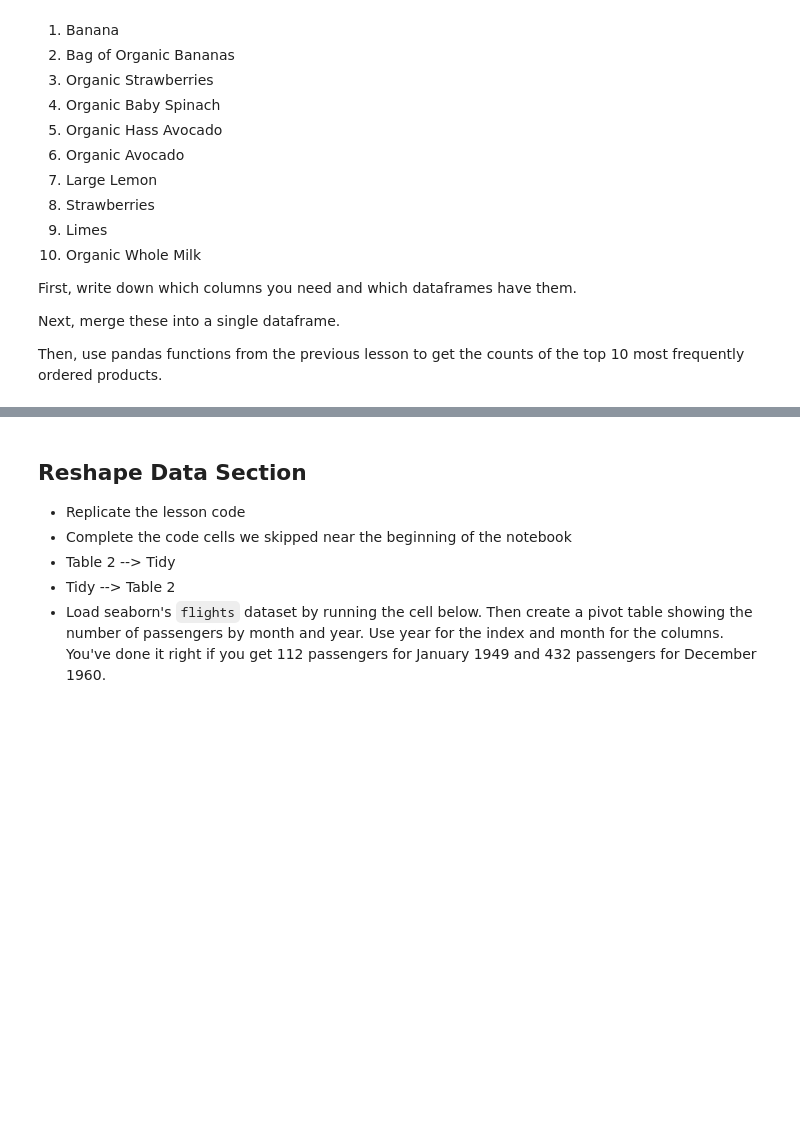
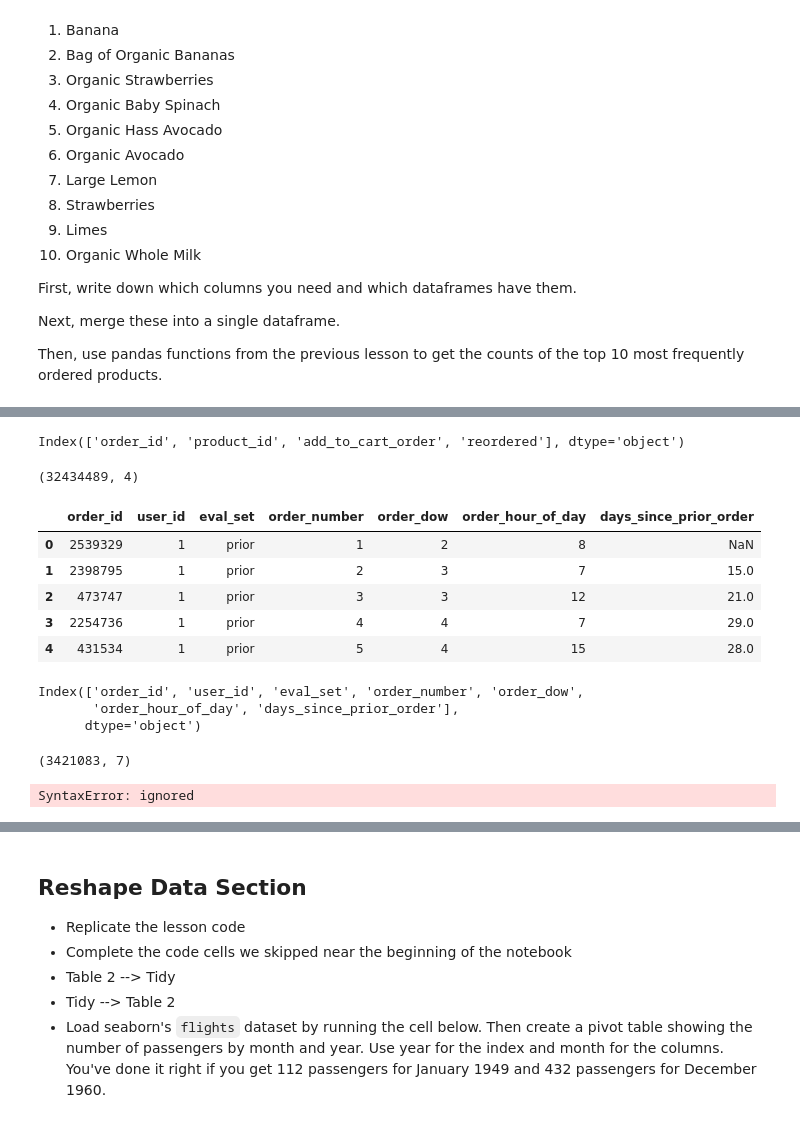
Before and after one commit to bloominstituteoftechnology/DS-Unit-1-Sprint-2-Data-Wrangling-and-Storytelling, a Jupyter notebook: module1-join-and-reshape-data/LS_DS_121_Join_and_Reshape_Data_Assignment.ipynb, the cells around one changed output, grey strips where cells are left out. Cells and saved outputs as stored; diff of their text form; code cells hidden in the pictures; blank space fills up the shorter version.

```diff
--- a/module1-join-and-reshape-data/LS_DS_121_Join_and_Reshape_Data_Assignment.ipynb
+++ b/module1-join-and-reshape-data/LS_DS_121_Join_and_Reshape_Data_Assignment.ipynb
@@ -95,0 +156,36 @@ Then, use pandas functions from the previous lesson to get the counts of the top
+# %%
+order_products_prior.columns
+# %% [output]
+Index(['order_id', 'product_id', 'add_to_cart_order', 'reordered'], dtype='object')
+# %%
+order_products_prior.shape
+# %% [output]
+(32434489, 4)
+# %%
+orders = pd.read_csv('orders.csv')
+orders.head()
+# %% [output]
+|  | order_id | user_id | eval_set | order_number | order_dow | order_hour_of_day | days_since_prior_order |
+| 0 | 2539329 | 1 | prior | 1 | 2 | 8 | NaN |
+| 1 | 2398795 | 1 | prior | 2 | 3 | 7 | 15.0 |
+| 2 | 473747 | 1 | prior | 3 | 3 | 12 | 21.0 |
+| 3 | 2254736 | 1 | prior | 4 | 4 | 7 | 29.0 |
+| 4 | 431534 | 1 | prior | 5 | 4 | 15 | 28.0 |
+# %%
+orders.columns
+# %% [output]
+Index(['order_id', 'user_id', 'eval_set', 'order_number', 'order_dow',
+       'order_hour_of_day', 'days_since_prior_order'],
+      dtype='object')
+# %%
+orders.shape
+# %% [output]
+(3421083, 7)
+# %%
+prod = []
+lst =  ['Banana', 'Bag of Organic Bananas', 'Organic Strawberries', 'Organic Baby Spinach', 'Organic Hass Avocado', 'Organic Avocado', 'Large Lemon', 'Strawberries', 'Limes', 'Organic Whole Milk']
+for x in products():
+  if products[products['product_name'] == lst
+              prod.append(x)
+# %% [output]
+SyntaxError: ignored
```
Also changed, not shown: parts of 16 cells of this notebook.
